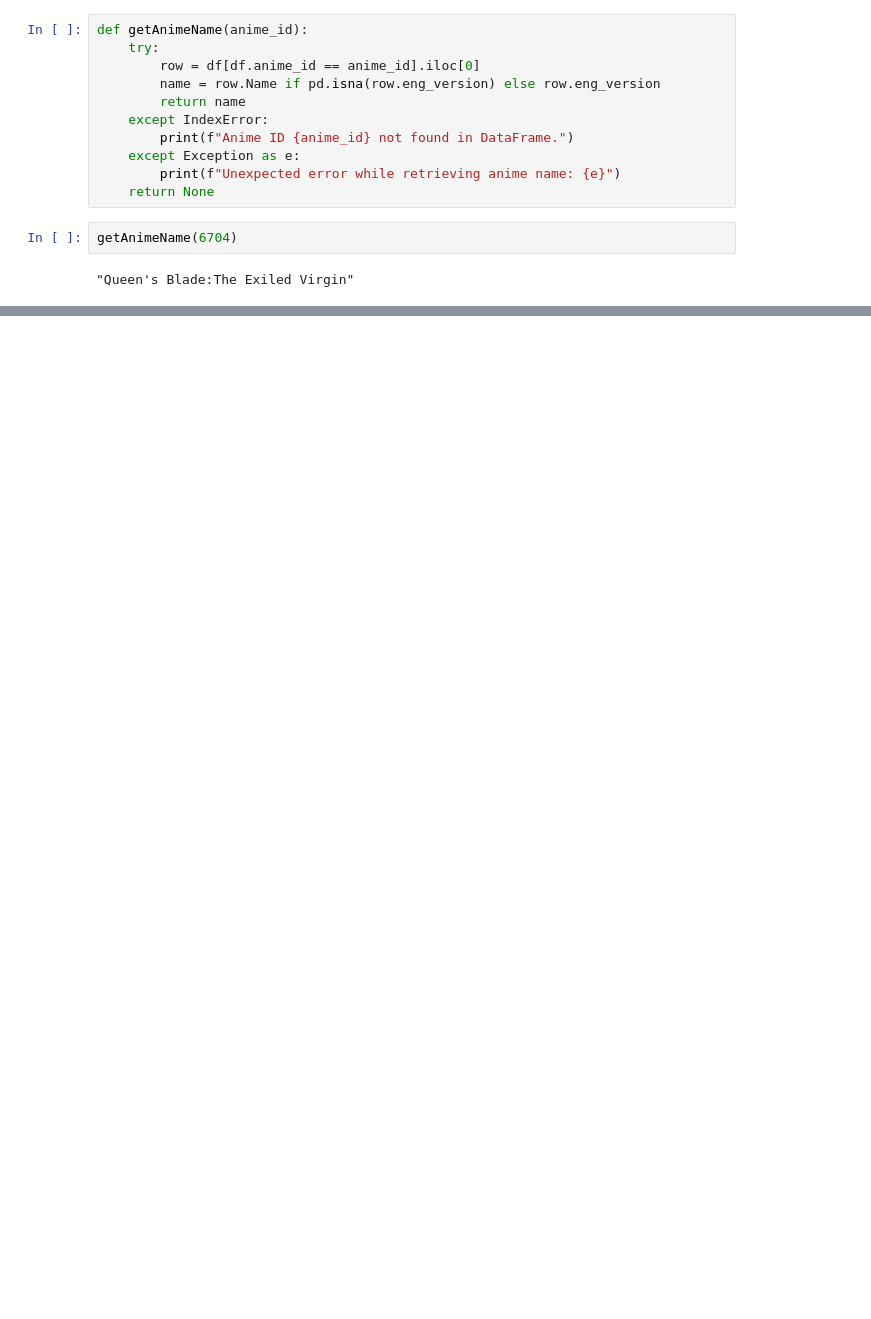
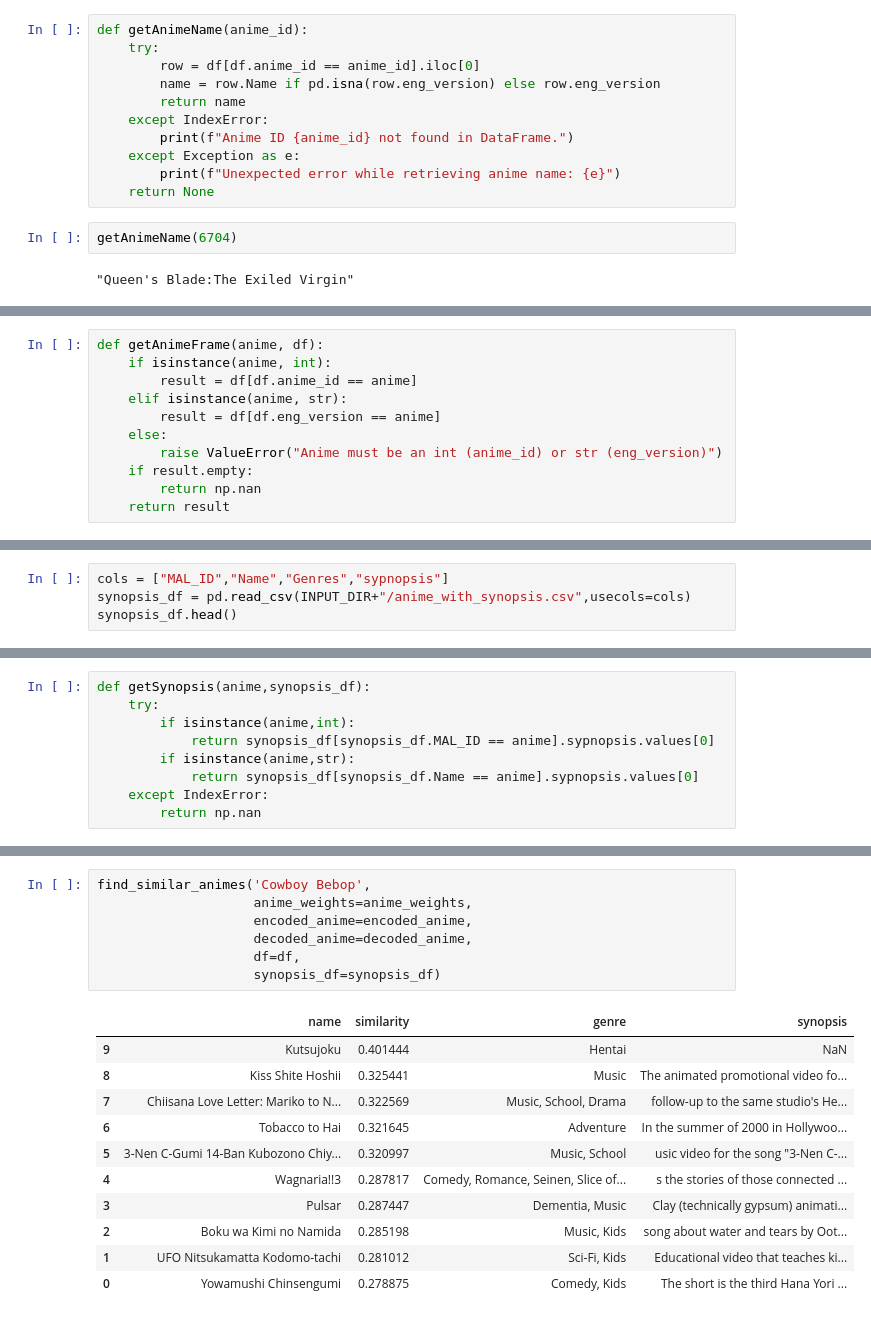
Before and after one commit to vikramjitbora/Anime-RecSys, a Jupyter notebook: notebooks/Recsys.ipynb, the cells around one changed output, grey strips where cells are left out. Saved outputs shown, nothing was run; the diff lists cells and outputs as text; blank space fills up the shorter version.

```diff
--- a/notebooks/Recsys.ipynb
+++ b/notebooks/Recsys.ipynb
@@ -442,0 +506,11 @@ getAnimeName(6704)
+# %%
+def getAnimeFrame(anime, df):
+    if isinstance(anime, int):
+        result = df[df.anime_id == anime]
+    elif isinstance(anime, str):
+        result = df[df.eng_version == anime]
+    else:
+        raise ValueError("Anime must be an int (anime_id) or str (eng_version)")
+    if result.empty:
+        return np.nan
+    return result
@@ -442,0 +529,4 @@ getAnimeName(6704)
+# %%
+cols = ["MAL_ID","Name","Genres","sypnopsis"]
+synopsis_df = pd.read_csv(INPUT_DIR+"/anime_with_synopsis.csv",usecols=cols)
+synopsis_df.head()
@@ -442,0 +540,9 @@ getAnimeName(6704)
+# %%
+def getSynopsis(anime,synopsis_df):
+    try:
+        if isinstance(anime,int):
+            return synopsis_df[synopsis_df.MAL_ID == anime].sypnopsis.values[0]
+        if isinstance(anime,str):
+            return synopsis_df[synopsis_df.Name == anime].sypnopsis.values[0]
+    except IndexError:
+        return np.nan
@@ -442,0 +614,19 @@ getAnimeName(6704)
+# %%
+find_similar_animes('Cowboy Bebop',
+                    anime_weights=anime_weights,
+                    encoded_anime=encoded_anime,
+                    decoded_anime=decoded_anime,
+                    df=df,
+                    synopsis_df=synopsis_df)
+# %% [output]
+|  | name | similarity | genre | synopsis |
+| 9 | Kutsujoku | 0.401444 | Hentai | NaN |
+| 8 | Kiss Shite Hoshii | 0.325441 | Music | The animated promotional video fo... |
+| 7 | Chiisana Love Letter: Mariko to N... | 0.322569 | Music, School, Drama | follow-up to the same studio's He... |
+| 6 | Tobacco to Hai | 0.321645 | Adventure | In the summer of 2000 in Hollywoo... |
+| 5 | 3-Nen C-Gumi 14-Ban Kubozono Chiy... | 0.320997 | Music, School | usic video for the song "3-Nen C-... |
+| 4 | Wagnaria!!3 | 0.287817 | Comedy, Romance, Seinen, Slice of... | s the stories of those connected ... |
+| 3 | Pulsar | 0.287447 | Dementia, Music | Clay (technically gypsum) animati... |
+| 2 | Boku wa Kimi no Namida | 0.285198 | Music, Kids | song about water and tears by Oot... |
+| 1 | UFO Nitsukamatta Kodomo-tachi | 0.281012 | Sci-Fi, Kids | Educational video that teaches ki... |
+| 0 | Yowamushi Chinsengumi | 0.278875 | Comedy, Kids | The short is the third Hana Yori ... |
```
Also changed, not shown: parts of 18 cells of this notebook.
